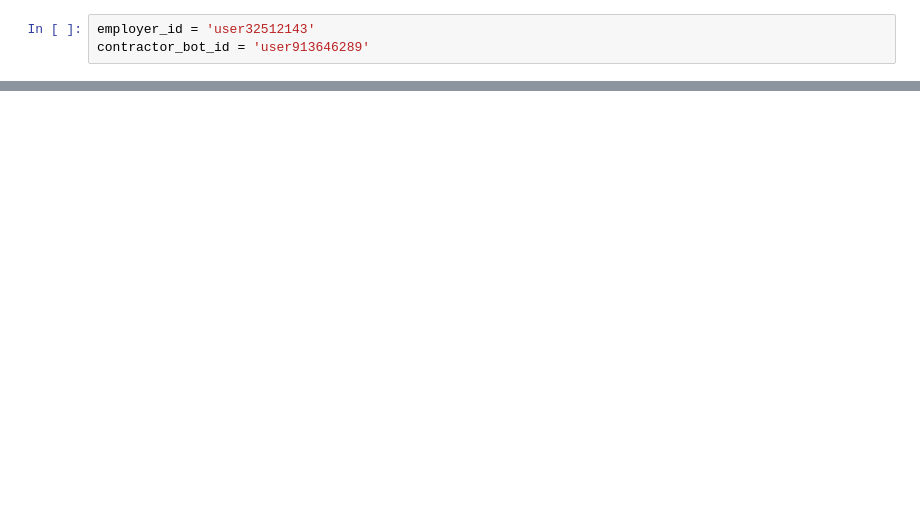
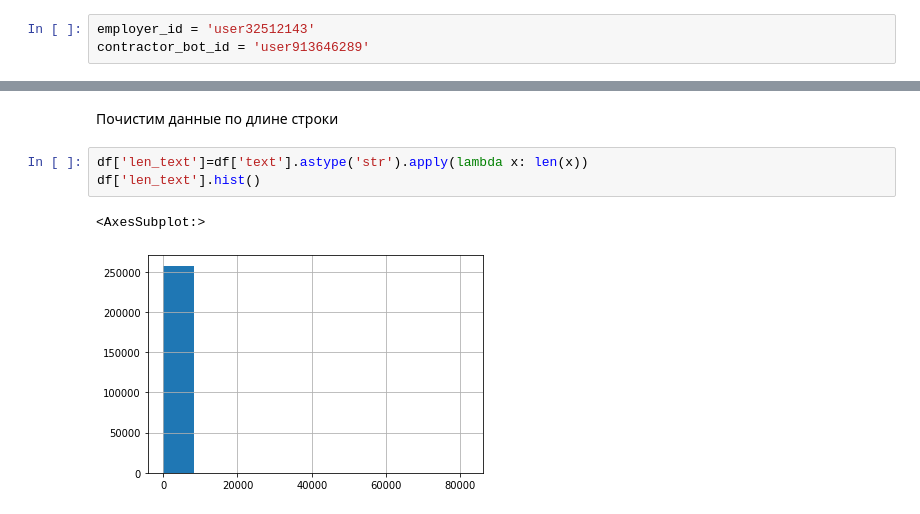
Before and after one commit to FomenkoKS/ml-spam-classifier, a Jupyter notebook: research.ipynb, the cells around one changed output, grey strips where cells are left out. Drawn from its saved outputs; the diff is of its cells as text; blank space fills up the shorter version.

```diff
--- a/research.ipynb
+++ b/research.ipynb
@@ -701,0 +198,8 @@ Saving model to ./model_save/
+# %% [markdown]
+Почистим данные по длине строки
+# %%
+df['len_text']=df['text'].astype('str').apply(lambda x: len(x))
+df['len_text'].hist()
+# %% [output]
+<AxesSubplot:>
+[figure, added]
```
Also changed, not shown: parts of 104 cells of this notebook, 4 other files.
